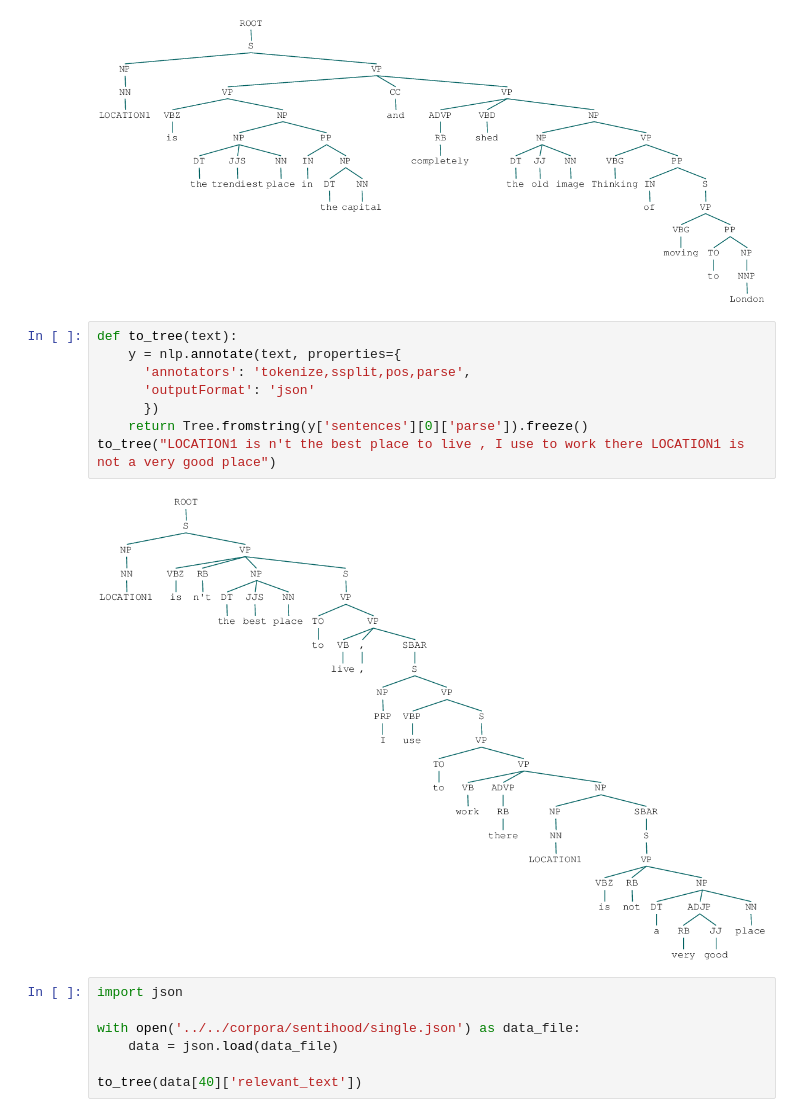
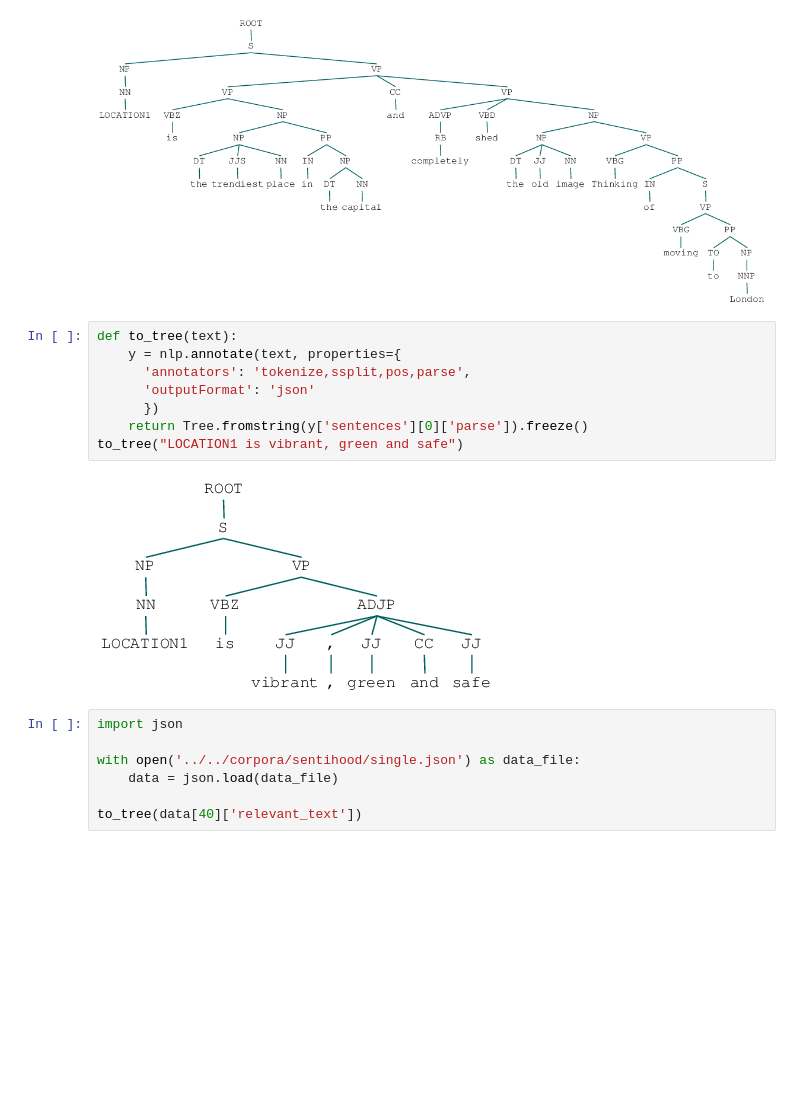
Before and after one commit to uclnlp/jack, a Jupyter notebook: gen_data.ipynb, the cells around one changed output. Drawn from its saved outputs; the diff is of its cells as text; blank space fills up the shorter version.

```diff
--- a/gen_data.ipynb
+++ b/gen_data.ipynb
@@ -74,13 +74,13 @@ grammar['I'][0]
 # %%
 def to_tree(text):
     y = nlp.annotate(text, properties={
       'annotators': 'tokenize,ssplit,pos,parse',
       'outputFormat': 'json'
       })
     return Tree.fromstring(y['sentences'][0]['parse']).freeze()
-to_tree("LOCATION1 is n't the best place to live , I use to work there LOCATION1 is not a very good place")
+to_tree("LOCATION1 is vibrant, green and safe")
 # %% [output]
-[figure, old version]
+[figure, new version]
 # %%
 import json
 
```
Also changed, not shown: 5 other files.
